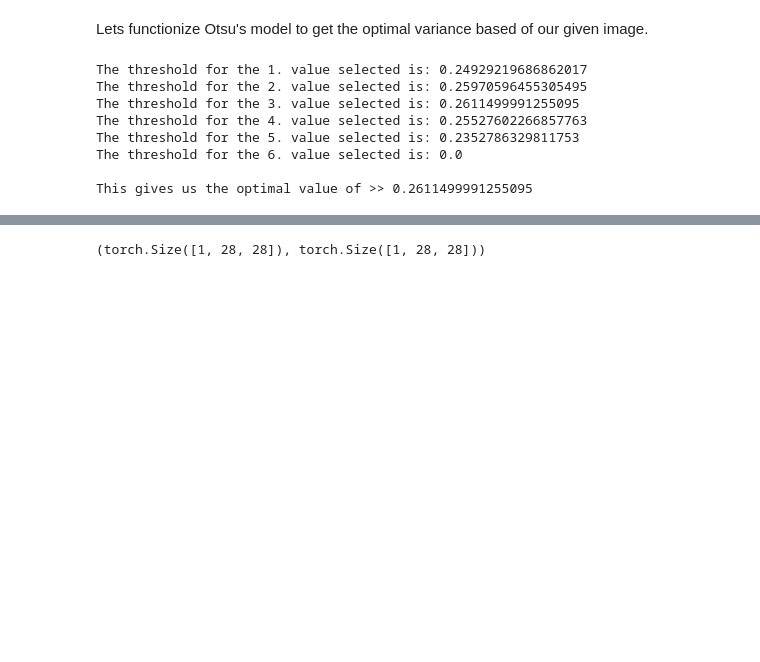
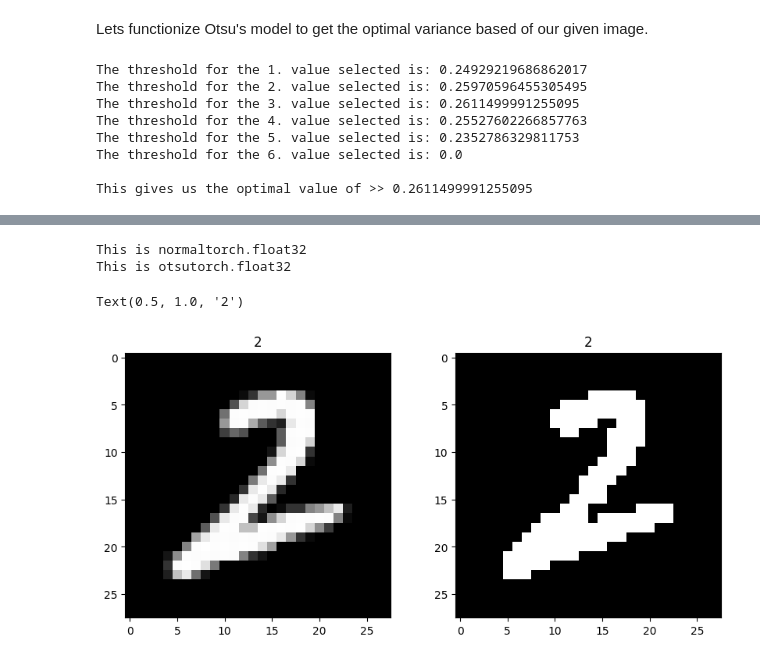
Before and after one commit to haldonmez/mnist-digit-recognizer, a Jupyter notebook: Model_2.ipynb, the cells around one changed output, grey strips where cells are left out. Cells and saved outputs as stored; diff of their text form; code cells hidden in the pictures; blank space fills up the shorter version.

```diff
--- a/Model_2.ipynb
+++ b/Model_2.ipynb
@@ -272,10 +220,35 @@ image.shape, image2.shape
-# %%
-result = [(torch.tensor(threshold_image(image[0], 0.2611499991255095)).unsqueeze(0), label) for image, label in train_data]
-image, label = train_data[0]
-image2, label = result[0]
-image2.shape, image.shape
-# %% [output]
-(torch.Size([1, 28, 28]), torch.Size([1, 28, 28]))
+# %%
+from torch.utils.data import Dataset
+import matplotlib.pyplot as plt
+import os
+import numpy as np
+import random
+
+dataset_path = '/content/data/MNIST/MNIST_Traning_Otsu/dataset.pt'
+
+if not os.path.exists(dataset_path):
+  train_data_otsu2 = [(torch.tensor(threshold_image(image[0], 0.2611499991255095)).unsqueeze(0).float(), label) for image, label in train_data]
+  torch.save(train_data_otsu2, dataset_path)
+else:
+    # If the dataset already exists, load it
+    train_data_otsu2 = torch.load(dataset_path)
+
+random_number = random.randint(0,len(train_data_otsu2))
+image, label = train_data[random_number]
+image2, label2 = train_data_otsu2[random_number]
+image2.shape, image.shape
+print(f"This is normal{train_data[0][0].dtype}")
+print(f"This is otsu{train_data_otsu2[0][0].dtype}")
+plt.figure(figsize=(10,15))
+plt.subplot(321); plt.imshow(image.squeeze(),cmap='gray')
+plt.title(label)
+plt.subplot(322); plt.imshow(image2.squeeze(),cmap='gray')
+plt.title(label2)
+# %% [output]
+This is normaltorch.float32
+This is otsutorch.float32
+Text(0.5, 1.0, '2')
+[figure, added]
 # %%
 from torch.utils.data import DataLoader
 
```
Also changed, not shown: parts of 10 cells of this notebook.
